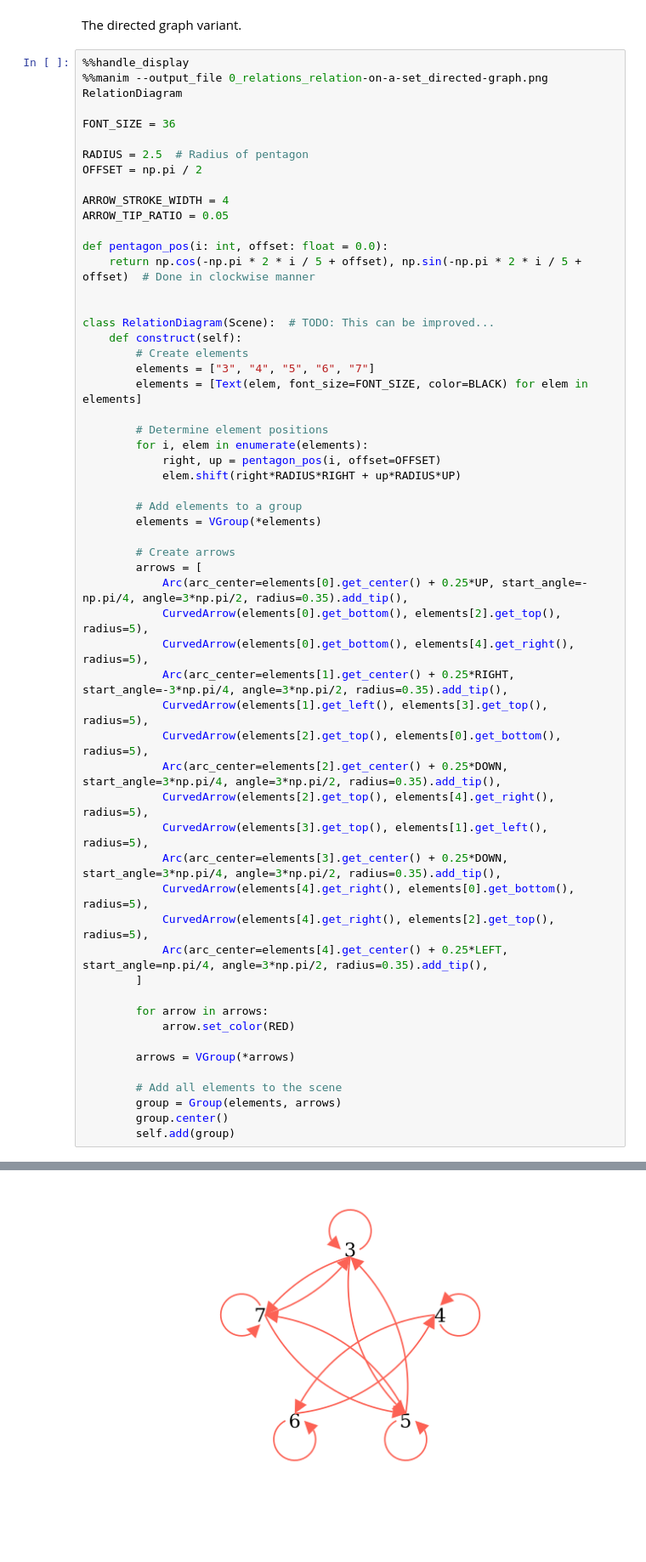
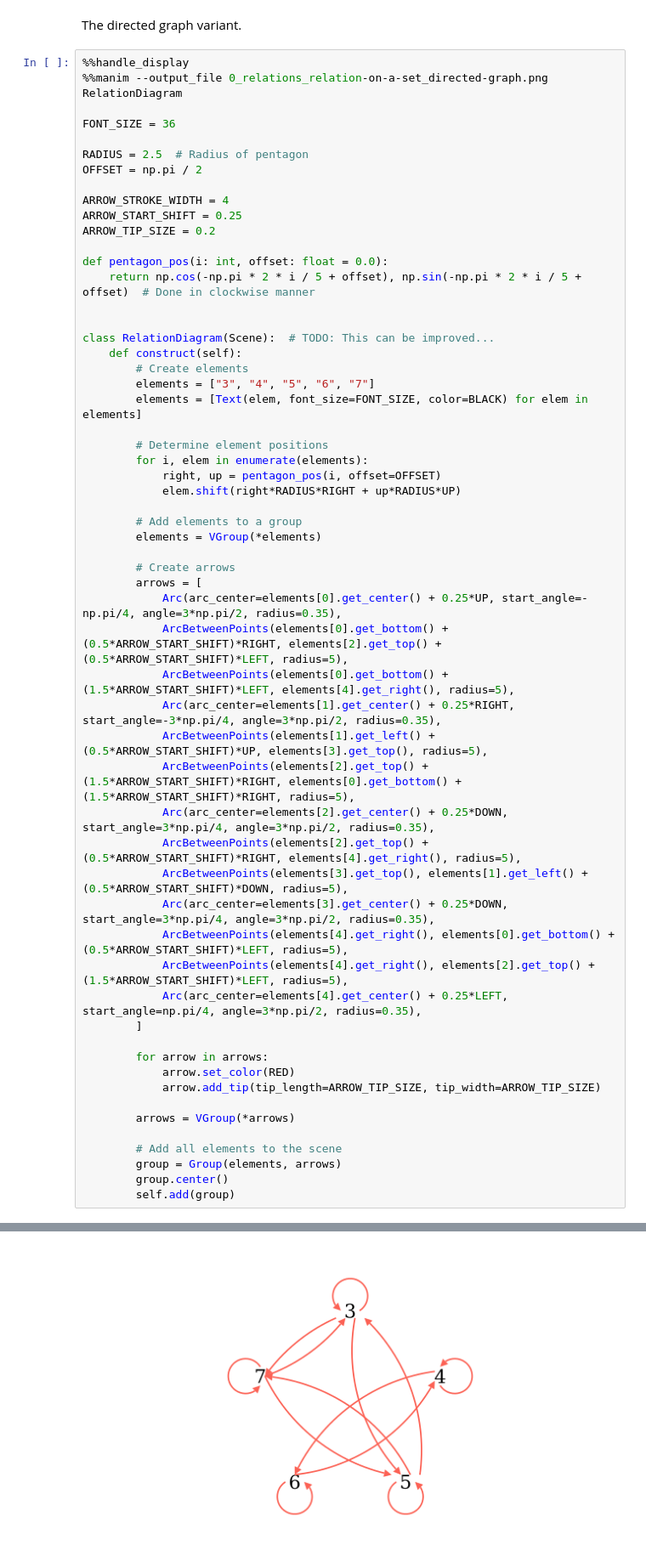
Before and after one commit to PhotonicGluon/NZQRC-Book, a Jupyter notebook: code/image_generation/part-0.ipynb, the cells around one changed output, grey strips where cells are left out. Shown at 85% size. Saved outputs shown, nothing was run; the diff lists cells and outputs as text; blank space fills up the shorter version.

Commit message:
Update some part 0 images

```diff
--- a/code/image_generation/part-0.ipynb
+++ b/code/image_generation/part-0.ipynb
@@ -274,7 +274,8 @@ RADIUS = 2.5  # Radius of pentagon
 OFFSET = np.pi / 2
 
 ARROW_STROKE_WIDTH = 4
-ARROW_TIP_RATIO = 0.05
+ARROW_START_SHIFT = 0.25
+ARROW_TIP_SIZE = 0.2
 
 def pentagon_pos(i: int, offset: float = 0.0):
     return np.cos(-np.pi * 2 * i / 5 + offset), np.sin(-np.pi * 2 * i / 5 + offset)  # Done in clockwise manner
@@ -282,44 +283,45 @@ def pentagon_pos(i: int, offset: float = 0.0):
 
 class RelationDiagram(Scene):  # TODO: This can be improved...
     def construct(self):
         # Create elements
         elements = ["3", "4", "5", "6", "7"]
         elements = [Text(elem, font_size=FONT_SIZE, color=BLACK) for elem in elements]
 
         # Determine element positions
         for i, elem in enumerate(elements):
             right, up = pentagon_pos(i, offset=OFFSET)
             elem.shift(right*RADIUS*RIGHT + up*RADIUS*UP)
 
         # Add elements to a group
         elements = VGroup(*elements)
 
         # Create arrows
         arrows = [
-            Arc(arc_center=elements[0].get_center() + 0.25*UP, start_angle=-np.pi/4, angle=3*np.pi/2, radius=0.35).add_tip(),
-            CurvedArrow(elements[0].get_bottom(), elements[2].get_top(), radius=5),
-            CurvedArrow(elements[0].get_bottom(), elements[4].get_right(), radius=5),
-            Arc(arc_center=elements[1].get_center() + 0.25*RIGHT, start_angle=-3*np.pi/4, angle=3*np.pi/2, radius=0.35).add_tip(),
-            CurvedArrow(elements[1].get_left(), elements[3].get_top(), radius=5),
-            CurvedArrow(elements[2].get_top(), elements[0].get_bottom(), radius=5),
-            Arc(arc_center=elements[2].get_center() + 0.25*DOWN, start_angle=3*np.pi/4, angle=3*np.pi/2, radius=0.35).add_tip(),
-            CurvedArrow(elements[2].get_top(), elements[4].get_right(), radius=5),
-            CurvedArrow(elements[3].get_top(), elements[1].get_left(), radius=5),
-            Arc(arc_center=elements[3].get_center() + 0.25*DOWN, start_angle=3*np.pi/4, angle=3*np.pi/2, radius=0.35).add_tip(),
-            CurvedArrow(elements[4].get_right(), elements[0].get_bottom(), radius=5),
-            CurvedArrow(elements[4].get_right(), elements[2].get_top(), radius=5),
-            Arc(arc_center=elements[4].get_center() + 0.25*LEFT, start_angle=np.pi/4, angle=3*np.pi/2, radius=0.35).add_tip(),
+            Arc(arc_center=elements[0].get_center() + 0.25*UP, start_angle=-np.pi/4, angle=3*np.pi/2, radius=0.35),
+            ArcBetweenPoints(elements[0].get_bottom() + (0.5*ARROW_START_SHIFT)*RIGHT, elements[2].get_top() + (0.5*ARROW_START_SHIFT)*LEFT, radius=5),
+            ArcBetweenPoints(elements[0].get_bottom() + (1.5*ARROW_START_SHIFT)*LEFT, elements[4].get_right(), radius=5),
+            Arc(arc_center=elements[1].get_center() + 0.25*RIGHT, start_angle=-3*np.pi/4, angle=3*np.pi/2, radius=0.35),
+            ArcBetweenPoints(elements[1].get_left() + (0.5*ARROW_START_SHIFT)*UP, elements[3].get_top(), radius=5),
+            ArcBetweenPoints(elements[2].get_top() + (1.5*ARROW_START_SHIFT)*RIGHT, elements[0].get_bottom() + (1.5*ARROW_START_SHIFT)*RIGHT, radius=5),
+            Arc(arc_center=elements[2].get_center() + 0.25*DOWN, start_angle=3*np.pi/4, angle=3*np.pi/2, radius=0.35),
+            ArcBetweenPoints(elements[2].get_top() + (0.5*ARROW_START_SHIFT)*RIGHT, elements[4].get_right(), radius=5),
+            ArcBetweenPoints(elements[3].get_top(), elements[1].get_left() + (0.5*ARROW_START_SHIFT)*DOWN, radius=5),
+            Arc(arc_center=elements[3].get_center() + 0.25*DOWN, start_angle=3*np.pi/4, angle=3*np.pi/2, radius=0.35),
+            ArcBetweenPoints(elements[4].get_right(), elements[0].get_bottom() + (0.5*ARROW_START_SHIFT)*LEFT, radius=5),
+            ArcBetweenPoints(elements[4].get_right(), elements[2].get_top() + (1.5*ARROW_START_SHIFT)*LEFT, radius=5),
+            Arc(arc_center=elements[4].get_center() + 0.25*LEFT, start_angle=np.pi/4, angle=3*np.pi/2, radius=0.35),
         ]
 
         for arrow in arrows:
             arrow.set_color(RED)
+            arrow.add_tip(tip_length=ARROW_TIP_SIZE, tip_width=ARROW_TIP_SIZE)
 
         arrows = VGroup(*arrows)
 
         # Add all elements to the scene
         group = Group(elements, arrows)
         group.center()
         self.add(group)
 # %% [output]
 Manim Community v0.18.1
-[figure, old version]
+[figure, new version]
```
Also changed, not shown: 1 other file.
